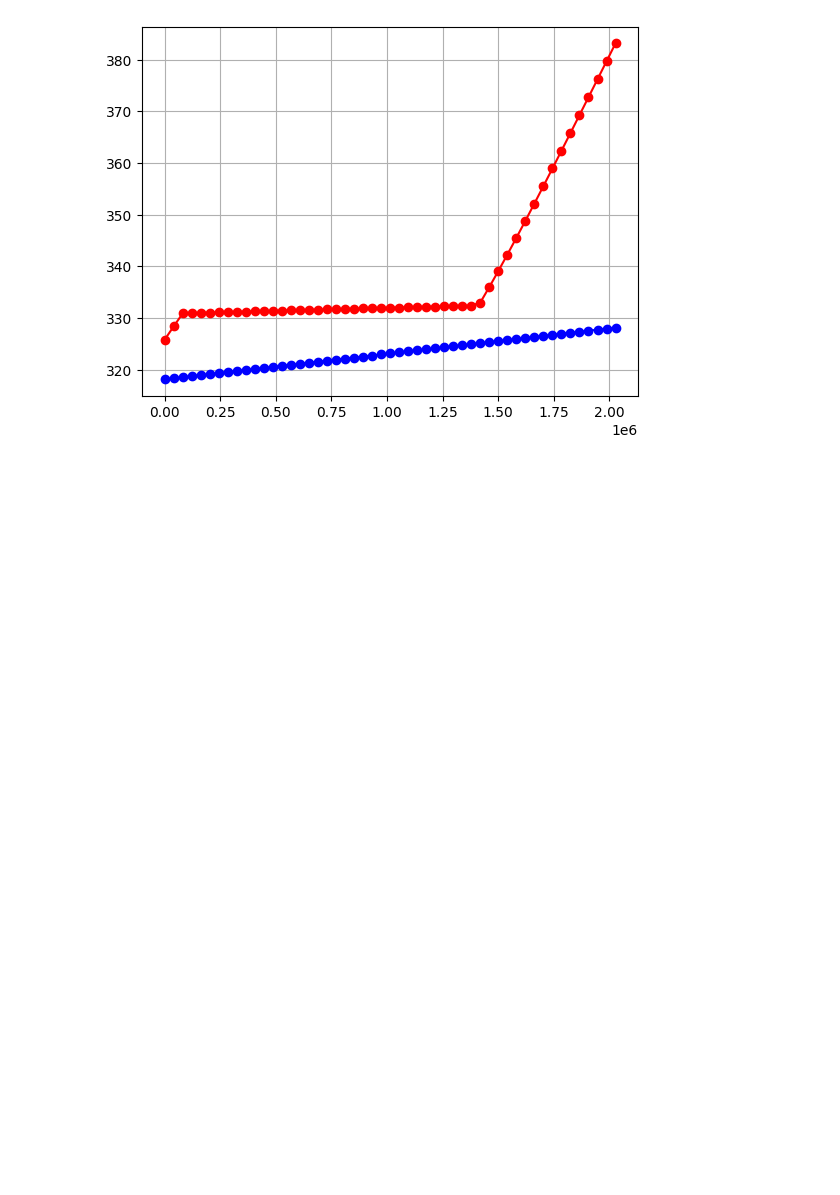
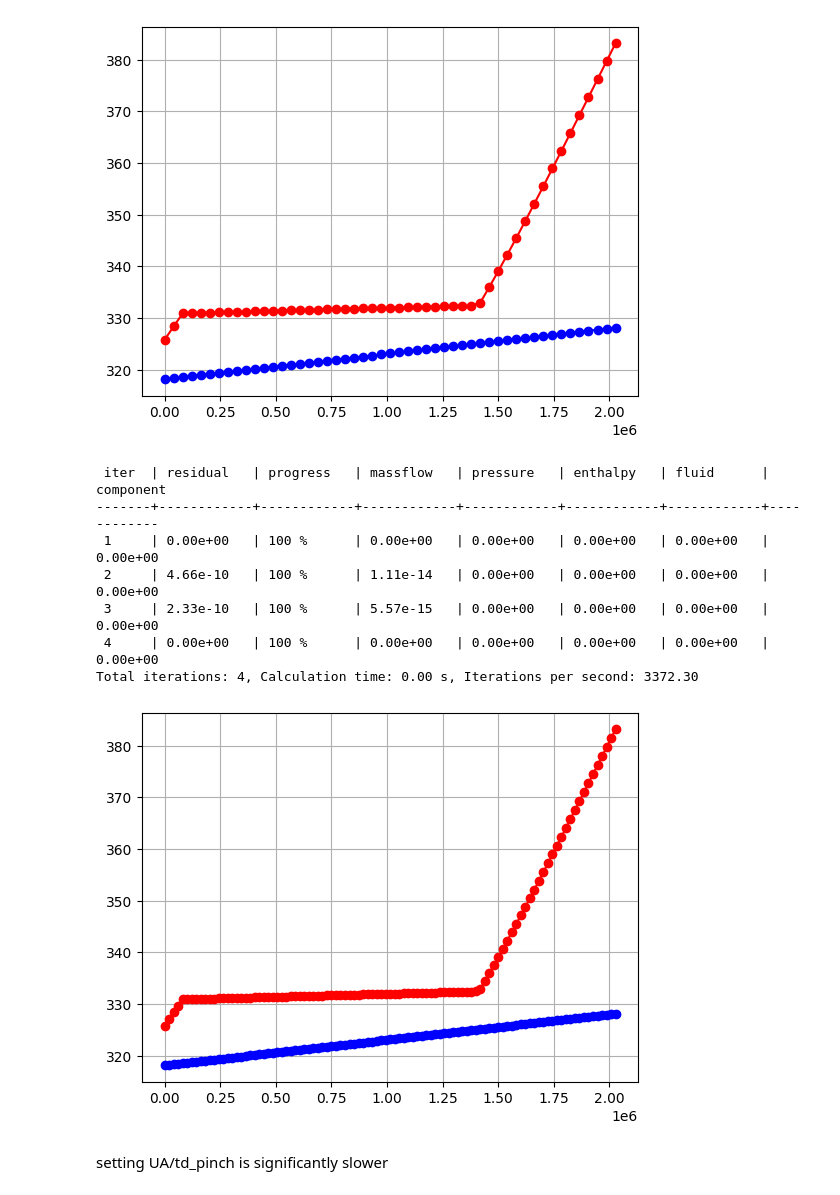
Before and after one commit to fwitte/tespy-user-meeting-2025, a Jupyter notebook: notebooks/heatexchangers.ipynb, the cells around one changed output. Drawn from its saved outputs; the diff is of its cells as text; code cells hidden in the pictures; blank space fills up the shorter version.

```diff
--- a/notebooks/heatexchangers.ipynb
+++ b/notebooks/heatexchangers.ipynb
@@ -292,3 +292,26 @@ ax.plot(heat, T_cold, "o-", color="blue")
 ax.grid()
 # %% [output]
 [figure]
+# %%
+heatex.set_attr(num_sections=100)
+nw.solve("design")
+
+heat, T_hot, T_cold, heat_per_section, td_log_per_section = heatex.calc_sections()
+
+fig, ax = plt.subplots(1)
+
+ax.plot(heat, T_hot, "o-", color="red")
+ax.plot(heat, T_cold, "o-", color="blue")
+
+ax.grid()
+# %% [output]
+ iter  | residual   | progress   | massflow   | pressure   | enthalpy   | fluid      | component
+-------+------------+------------+------------+------------+------------+------------+------------
+ 1     | 0.00e+00   | 100 %      | 0.00e+00   | 0.00e+00   | 0.00e+00   | 0.00e+00   | 0.00e+00
+ 2     | 4.66e-10   | 100 %      | 1.11e-14   | 0.00e+00   | 0.00e+00   | 0.00e+00   | 0.00e+00
+ 3     | 2.33e-10   | 100 %      | 5.57e-15   | 0.00e+00   | 0.00e+00   | 0.00e+00   | 0.00e+00
+ 4     | 0.00e+00   | 100 %      | 0.00e+00   | 0.00e+00   | 0.00e+00   | 0.00e+00   | 0.00e+00
+Total iterations: 4, Calculation time: 0.00 s, Iterations per second: 3372.30
+[figure, added]
+# %% [markdown]
+setting UA/td_pinch is significantly slower
```
Also changed, not shown: parts of 6 cells of this notebook, 2 other files.
